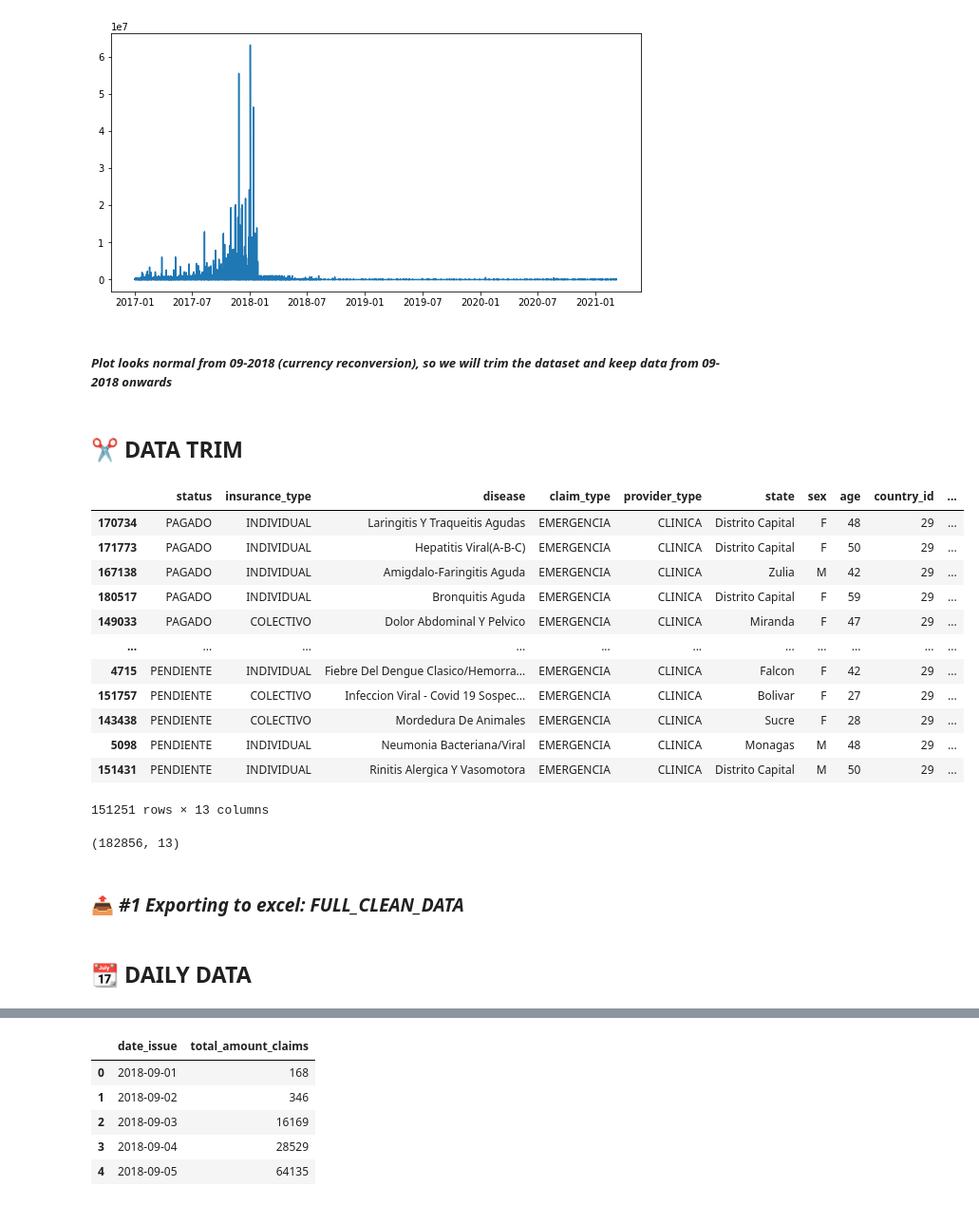
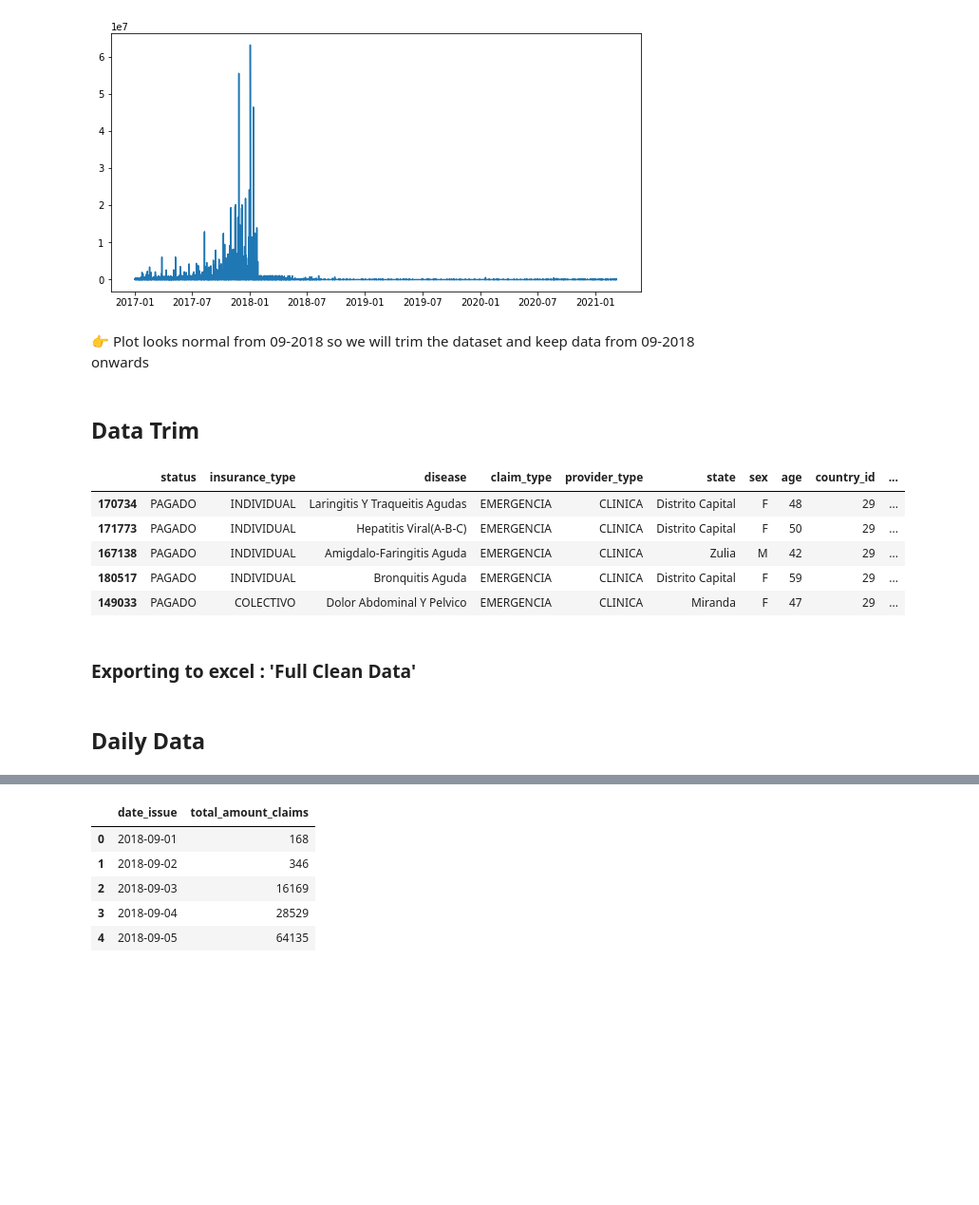
Before and after one commit to valeria0801/Insurance_claiming_forecasting, a Jupyter notebook: notebooks/Data_cleaning.ipynb, the cells around one changed output, grey strips where cells are left out. Shown: that part at 95% size. Cells and saved outputs as stored; diff of their text form; code cells hidden in the pictures; blank space fills up the shorter version.

```diff
--- a/notebooks/Data_cleaning.ipynb
+++ b/notebooks/Data_cleaning.ipynb
@@ -250,31 +246,20 @@ plt.plot(data["date_issue"], data["amount"])
 [<matplotlib.lines.Line2D at 0x...>]
 [figure]
 # %% [markdown]
-##### *Plot looks normal from 09-2018 (currency reconversion), so we will trim the dataset and keep data from 09-2018 onwards*
+👉 Plot looks normal from 09-2018 so we will trim the dataset and keep data from 09-2018 onwards
-# %% [markdown]
-## ✂ DATA TRIM
+# %% [markdown]
+## Data Trim
 # %%
 data_trim = data.loc[(data['date_issue'] >= datetime(2018, 9, 1))]
 # %%
-data_trim
+data_trim.head()
 # %% [output]
 |  | status | insurance_type | disease | claim_type | provider_type | state | sex | age | country_id | ... |
 | 170734 | PAGADO | INDIVIDUAL | Laringitis Y Traqueitis Agudas | EMERGENCIA | CLINICA | Distrito Capital | F | 48 | 29 | ... |
 | 171773 | PAGADO | INDIVIDUAL | Hepatitis Viral(A-B-C) | EMERGENCIA | CLINICA | Distrito Capital | F | 50 | 29 | ... |
 | 167138 | PAGADO | INDIVIDUAL | Amigdalo-Faringitis Aguda | EMERGENCIA | CLINICA | Zulia | M | 42 | 29 | ... |
 | 180517 | PAGADO | INDIVIDUAL | Bronquitis Aguda | EMERGENCIA | CLINICA | Distrito Capital | F | 59 | 29 | ... |
 | 149033 | PAGADO | COLECTIVO | Dolor Abdominal Y Pelvico | EMERGENCIA | CLINICA | Miranda | F | 47 | 29 | ... |
-| ... | ... | ... | ... | ... | ... | ... | ... | ... | ... | ... |
-| 4715 | PENDIENTE | INDIVIDUAL | Fiebre Del Dengue Clasico/Hemorra... | EMERGENCIA | CLINICA | Falcon | F | 42 | 29 | ... |
-| 151757 | PENDIENTE | COLECTIVO | Infeccion Viral - Covid 19 Sospec... | EMERGENCIA | CLINICA | Bolivar | F | 27 | 29 | ... |
-| 143438 | PENDIENTE | COLECTIVO | Mordedura De Animales | EMERGENCIA | CLINICA | Sucre | F | 28 | 29 | ... |
-| 5098 | PENDIENTE | INDIVIDUAL | Neumonia Bacteriana/Viral | EMERGENCIA | CLINICA | Monagas | M | 48 | 29 | ... |
-| 151431 | PENDIENTE | INDIVIDUAL | Rinitis Alergica Y Vasomotora | EMERGENCIA | CLINICA | Distrito Capital | M | 50 | 29 | ... |
-151251 rows × 13 columns
-# %%
-data.shape
-# %% [output]
-(182856, 13)
 # %% [markdown]
-### 📤 *#1 Exporting to excel: FULL_CLEAN_DATA*
+### Exporting to excel : 'Full Clean Data'
 # %%
@@ -282,3 +267,3 @@ data.shape
-# %% [markdown]
-## 📆 DAILY DATA
+# %% [markdown]
+## Daily Data
 # %% [markdown]
```
Also changed, not shown: parts of 60 cells of this notebook.
